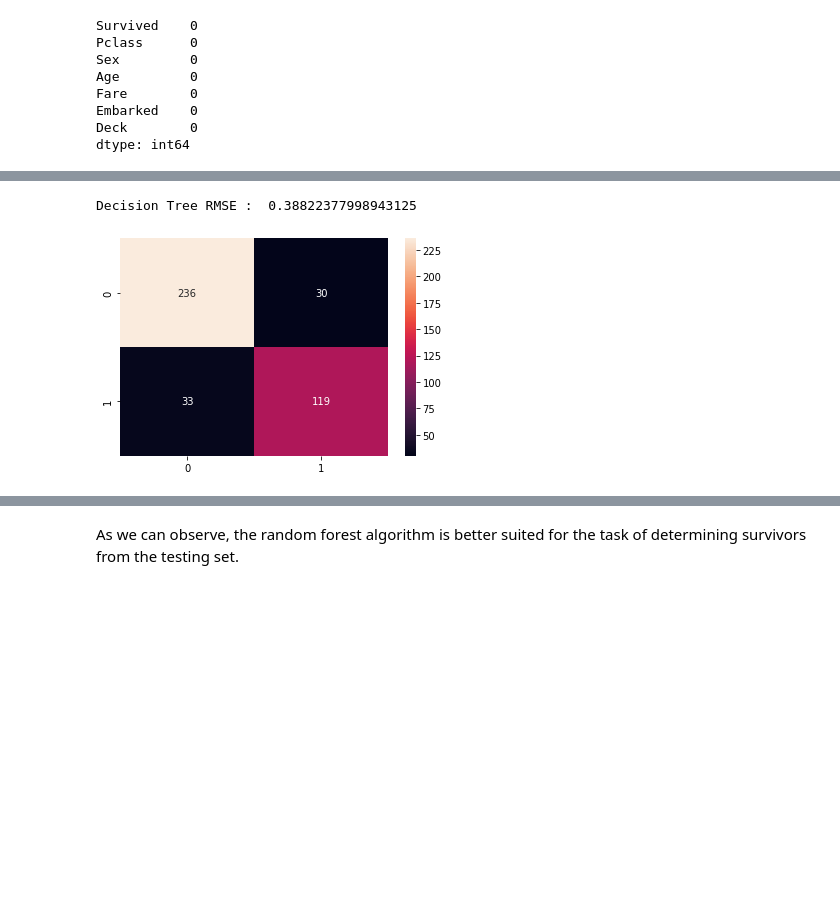
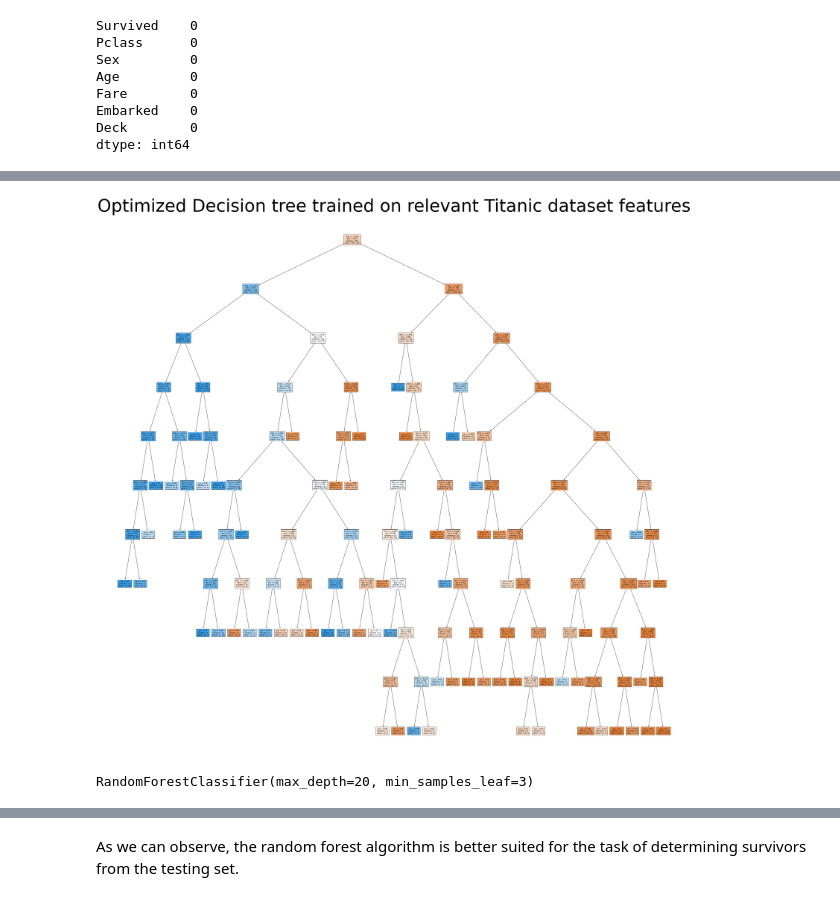
Before and after one commit to nikhilmsreedhar/titanicSurvivorPredictions, a Jupyter notebook: DecisionTreeVsRandomForest.ipynb, the cells around one changed output, grey strips where cells are left out. Drawn from its saved outputs; the diff is of its cells as text; code cells hidden in the pictures; blank space fills up the shorter version.

```diff
--- a/DecisionTreeVsRandomForest.ipynb
+++ b/DecisionTreeVsRandomForest.ipynb
@@ -193,21 +205,19 @@ print(model_paramsForest.best_params_)
 {'max_depth': 20, 'min_samples_leaf': 3, 'min_samples_split': 2}
 # %%
+from sklearn import tree
 tuned_modelTree = DecisionTreeClassifier(**model_paramsTree.best_params_) # fit a new tuned version of each model with the best
 # parameters to improve accuracy and efficiency.
 tuned_modelTree.fit(X_train, y_train)
 
-tuned_modelForest = RandomForestClassifier(**model_paramsForest.best_params_)
-tuned_modelForest.fit(X_train, y_train)
-
-y_predTunedTree = tuned_modelTree.predict(X_test) # test and verify the robustness of the tuned models
-y_predTunedForest = tuned_modelForest.predict(X_test)
-
-tuned_treeError = np.sqrt(mean_squared_error(y_test, y_predTunedTree))
-tuned_forestError = np.sqrt(mean_squared_error(y_test, y_predTunedForest))
-
-print('Decision Tree RMSE : ',tuned_treeError)
-tuned_cMatrixTree = confusion_matrix(y_test, y_predTunedTree)
-sns.heatmap(tuned_cMatrixTree, annot = True, fmt = 'd');
+plt.figure(figsize=(48,48))
+tree.plot_tree(tuned_modelTree, filled=True, fontsize=8) # Plot the tuned Decision tree
+plt.title("Optimized Decision tree trained on relevant Titanic dataset features", fontsize = 84)
+plt.savefig('optimizedDecisionTree.png', dpi=100)
+plt.show()
 # %% [output]
-Decision Tree RMSE :  0.38822377998943125
-[figure, old version]
+[figure, new version]
+# %%
+tuned_modelForest = RandomForestClassifier(**model_paramsForest.best_params_)
+tuned_modelForest.fit(X_train, y_train)
+# %% [output]
+RandomForestClassifier(max_depth=20, min_samples_leaf=3)
```
Also changed, not shown: parts of 7 cells of this notebook, 2 other files.
